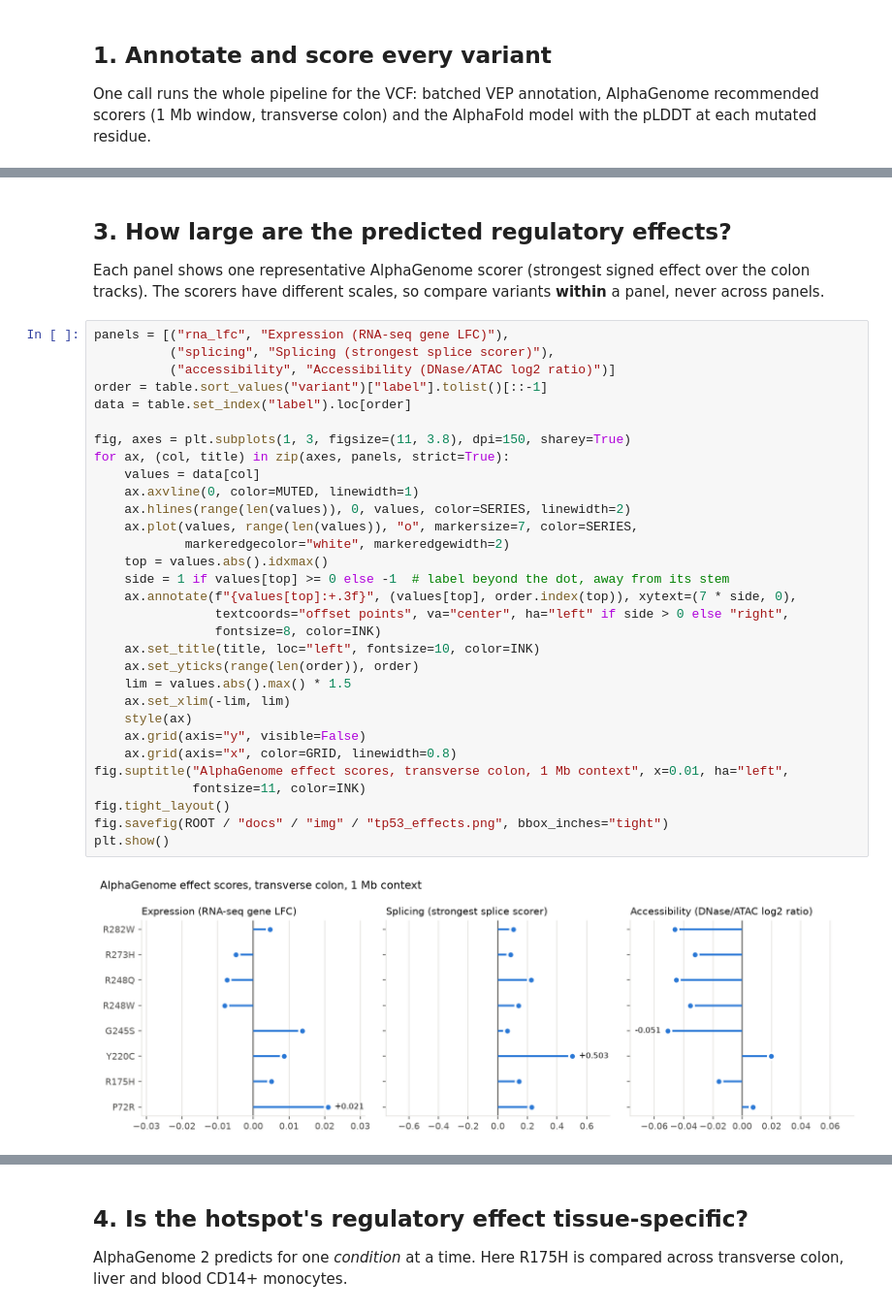
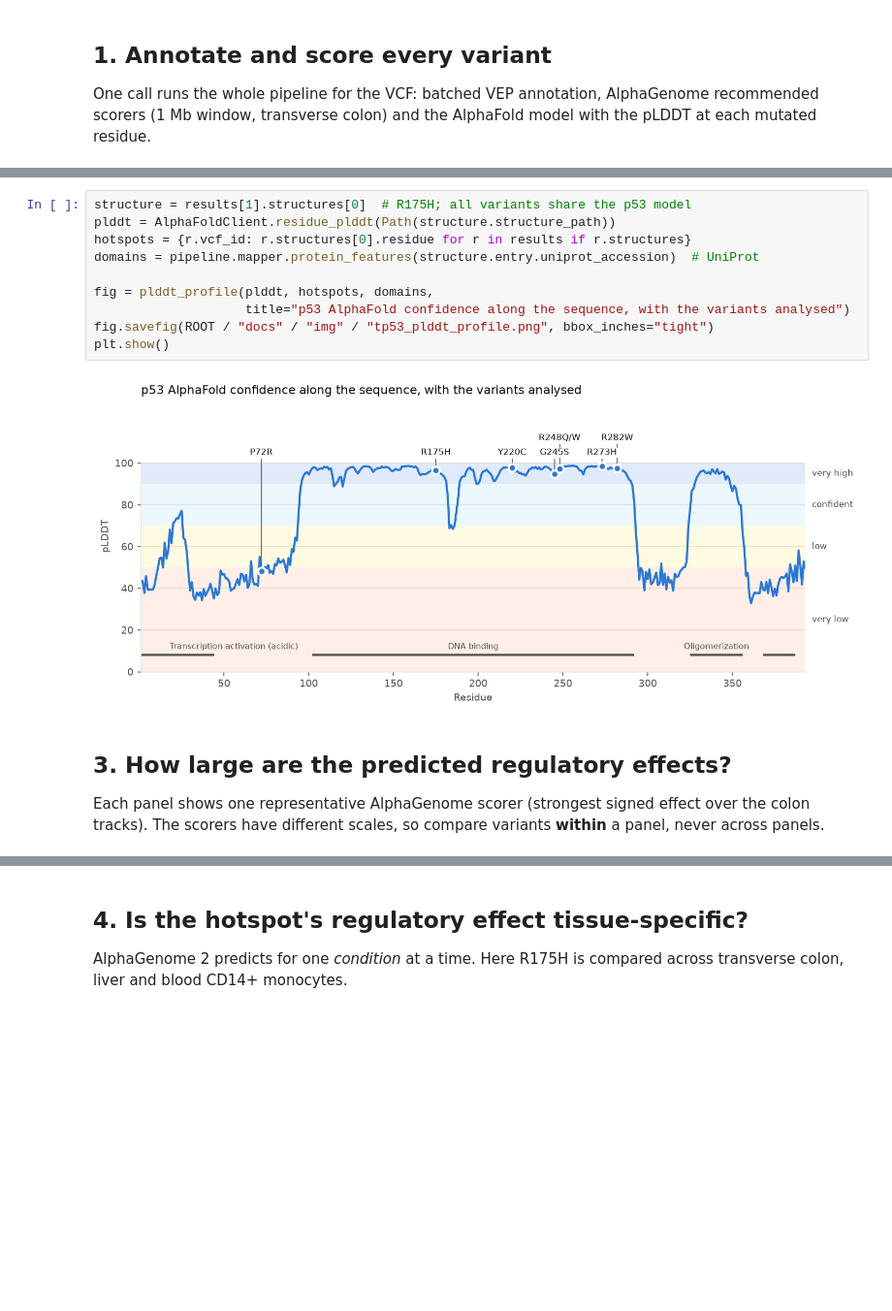
Before and after one commit to amarcos20/var2fold, a Jupyter notebook: notebooks/tp53_hotspots.ipynb, the cells around one changed output, grey strips where cells are left out. Shown at 97% size. Saved outputs shown, nothing was run; the diff lists cells and outputs as text; blank space fills up the shorter version.

```diff
--- a/notebooks/tp53_hotspots.ipynb
+++ b/notebooks/tp53_hotspots.ipynb
@@ -125,37 +66,16 @@ plt.show()
+# %%
+structure = results[1].structures[0]  # R175H; all variants share the p53 model
+plddt = AlphaFoldClient.residue_plddt(Path(structure.structure_path))
+hotspots = {r.vcf_id: r.structures[0].residue for r in results if r.structures}
+domains = pipeline.mapper.protein_features(structure.entry.uniprot_accession)  # UniProt
+
+fig = plddt_profile(plddt, hotspots, domains,
+                    title="p53 AlphaFold confidence along the sequence, with the variants analysed")
+fig.savefig(ROOT / "docs" / "img" / "tp53_plddt_profile.png", bbox_inches="tight")
+plt.show()
+# %% [output]
+[figure, added]
 # %% [markdown]
 ## 3. How large are the predicted regulatory effects?
 
 Each panel shows one representative AlphaGenome scorer (strongest signed effect over the colon tracks). The scorers have different scales, so compare variants **within** a panel, never across panels.
-# %%
-panels = [("rna_lfc", "Expression (RNA-seq gene LFC)"),
-          ("splicing", "Splicing (strongest splice scorer)"),
-          ("accessibility", "Accessibility (DNase/ATAC log2 ratio)")]
-order = table.sort_values("variant")["label"].tolist()[::-1]
-data = table.set_index("label").loc[order]
-
-fig, axes = plt.subplots(1, 3, figsize=(11, 3.8), dpi=150, sharey=True)
-for ax, (col, title) in zip(axes, panels, strict=True):
-    values = data[col]
-    ax.axvline(0, color=MUTED, linewidth=1)
-    ax.hlines(range(len(values)), 0, values, color=SERIES, linewidth=2)
-    ax.plot(values, range(len(values)), "o", markersize=7, color=SERIES,
-            markeredgecolor="white", markeredgewidth=2)
-    top = values.abs().idxmax()
-    side = 1 if values[top] >= 0 else -1  # label beyond the dot, away from its stem
-    ax.annotate(f"{values[top]:+.3f}", (values[top], order.index(top)), xytext=(7 * side, 0),
-                textcoords="offset points", va="center", ha="left" if side > 0 else "right",
-                fontsize=8, color=INK)
-    ax.set_title(title, loc="left", fontsize=10, color=INK)
-    ax.set_yticks(range(len(order)), order)
-    lim = values.abs().max() * 1.5
-    ax.set_xlim(-lim, lim)
-    style(ax)
-    ax.grid(axis="y", visible=False)
-    ax.grid(axis="x", color=GRID, linewidth=0.8)
-fig.suptitle("AlphaGenome effect scores, transverse colon, 1 Mb context", x=0.01, ha="left",
-             fontsize=11, color=INK)
-fig.tight_layout()
-fig.savefig(ROOT / "docs" / "img" / "tp53_effects.png", bbox_inches="tight")
-plt.show()
-# %% [output]
-[figure, removed]
```
Also changed, not shown: parts of 4 cells of this notebook, 12 other files.
